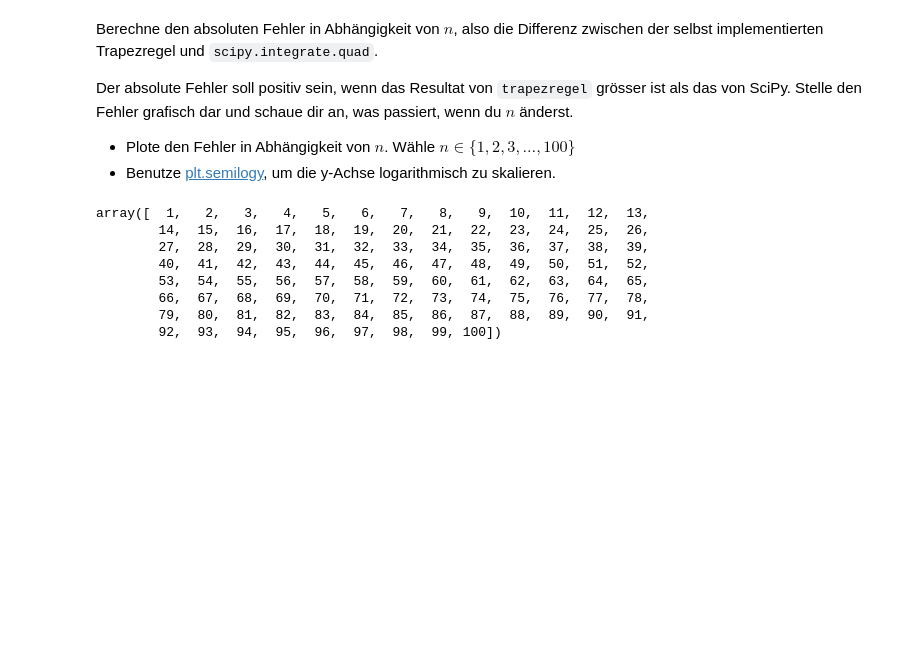
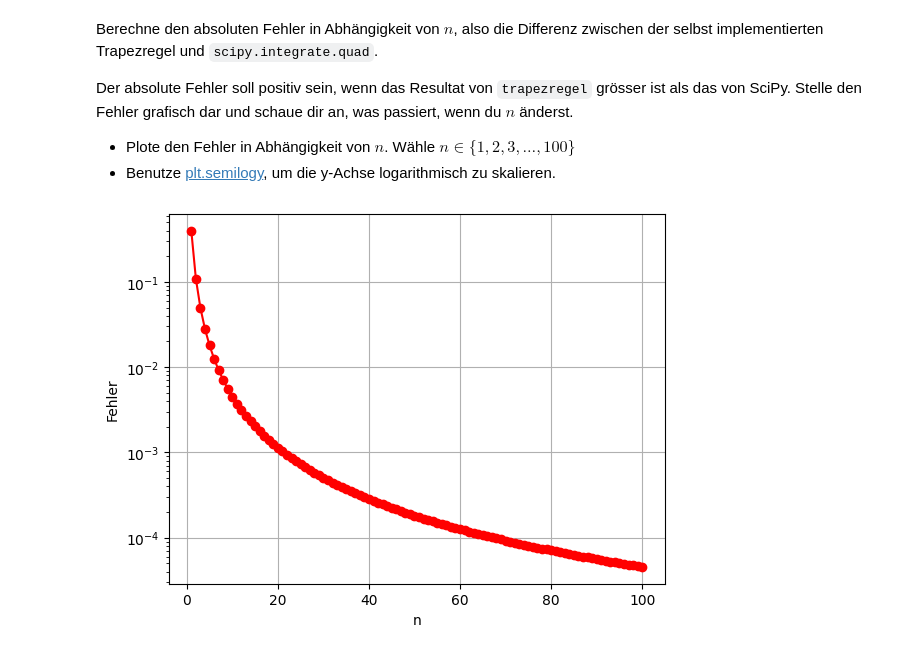
Before and after one commit to visciric/NGDS--Viscio, a Jupyter notebook: 08_Integration/08_Einarbeitung.ipynb, the cells around one changed output. Cells and saved outputs as stored; diff of their text form; code cells hidden in the pictures; blank space fills up the shorter version.

```diff
--- a/08_Integration/08_Einarbeitung.ipynb
+++ b/08_Integration/08_Einarbeitung.ipynb
@@ -179,15 +180,14 @@ Der absolute Fehler soll positiv sein, wenn das Resultat von `trapezregel` grös
 
 - Plote den Fehler in Abhängigkeit von $n$. Wähle $n \in \{1, 2, 3, \ldots , 100\} $
 - Benutze [plt.semilogy](https://matplotlib.org/stable/api/_as_gen/matplotlib.pyplot.semilogy.html), um die y-Achse logarithmisch zu skalieren.
-# %%
-n = np.arange(1,101)
-n
-# %% [output]
-array([  1,   2,   3,   4,   5,   6,   7,   8,   9,  10,  11,  12,  13,
-        14,  15,  16,  17,  18,  19,  20,  21,  22,  23,  24,  25,  26,
-        27,  28,  29,  30,  31,  32,  33,  34,  35,  36,  37,  38,  39,
-        40,  41,  42,  43,  44,  45,  46,  47,  48,  49,  50,  51,  52,
-        53,  54,  55,  56,  57,  58,  59,  60,  61,  62,  63,  64,  65,
-        66,  67,  68,  69,  70,  71,  72,  73,  74,  75,  76,  77,  78,
-        79,  80,  81,  82,  83,  84,  85,  86,  87,  88,  89,  90,  91,
-        92,  93,  94,  95,  96,  97,  98,  99, 100])
+# %%
+n_range = np.arange(1,101)
+error = [scipy.integrate.quad(func, 0, 1)[0] - trapezregel(func, 0, 1, n) for n in n_range]
+
+plt.semilogy(n_range, np.abs(error), 'ro-', label='Fehler')
+plt.xlabel('n')
+plt.ylabel('Fehler')
+plt.grid()
+plt.show()
+# %% [output]
+[figure, added]
```
Also changed, not shown: parts of 4 cells of this notebook.
